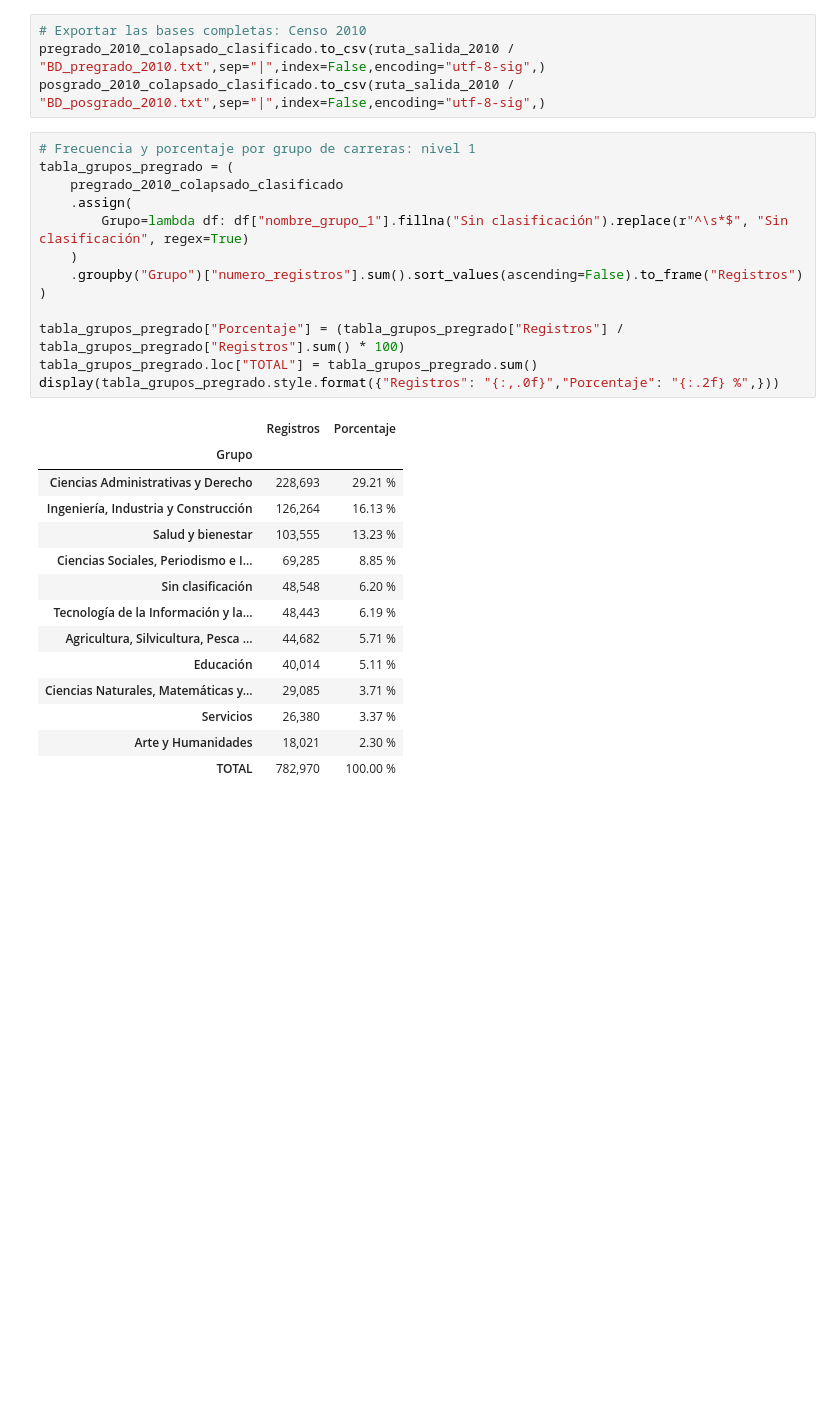
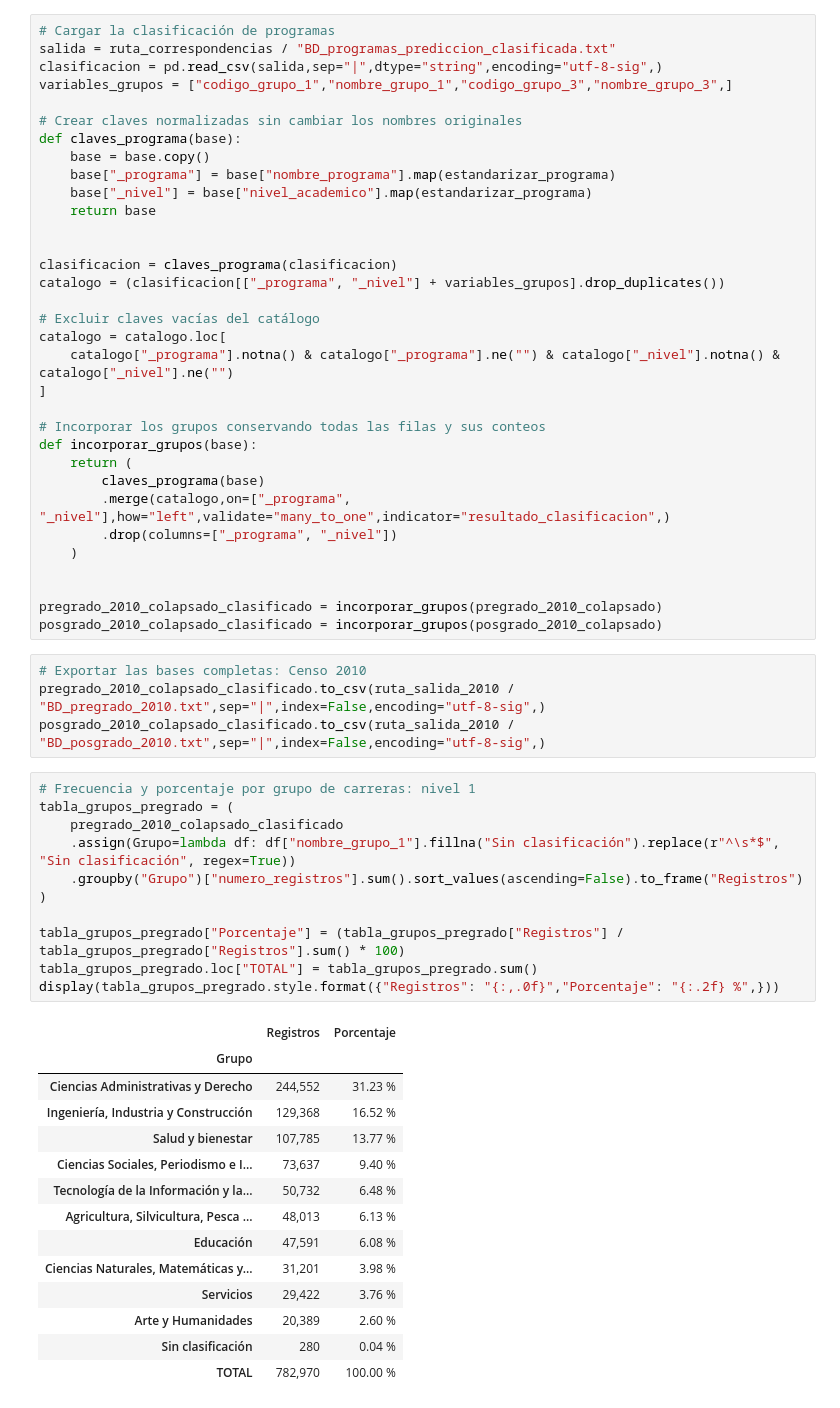
Before and after one commit to DanielPajita/educacion-universitaria-peru, a Jupyter notebook: 3_Códigos/02_preparar_censo2010.ipynb, the cells around one changed output. Drawn from its saved outputs; the diff is of its cells as text; blank space fills up the shorter version.

```diff
--- a/3_Códigos/02_preparar_censo2010.ipynb
+++ b/3_Códigos/02_preparar_censo2010.ipynb
@@ -544,3 +517,36 @@ posgrado_2010_colapsado_clasificado = incorporar_grupos(posgrado_2010_colapsado)
+# %%
+# Cargar la clasificación de programas
+salida = ruta_correspondencias / "BD_programas_prediccion_clasificada.txt"
+clasificacion = pd.read_csv(salida,sep="|",dtype="string",encoding="utf-8-sig",)
+variables_grupos = ["codigo_grupo_1","nombre_grupo_1","codigo_grupo_3","nombre_grupo_3",]
+
+# Crear claves normalizadas sin cambiar los nombres originales
+def claves_programa(base):
+    base = base.copy()
+    base["_programa"] = base["nombre_programa"].map(estandarizar_programa)
+    base["_nivel"] = base["nivel_academico"].map(estandarizar_programa)
+    return base
+
+
+clasificacion = claves_programa(clasificacion)
+catalogo = (clasificacion[["_programa", "_nivel"] + variables_grupos].drop_duplicates())
+
+# Excluir claves vacías del catálogo
+catalogo = catalogo.loc[
+    catalogo["_programa"].notna() & catalogo["_programa"].ne("") & catalogo["_nivel"].notna() & catalogo["_nivel"].ne("")
+]
+
+# Incorporar los grupos conservando todas las filas y sus conteos
+def incorporar_grupos(base):
+    return (
+        claves_programa(base)
+        .merge(catalogo,on=["_programa", "_nivel"],how="left",validate="many_to_one",indicator="resultado_clasificacion",)
+        .drop(columns=["_programa", "_nivel"])
+    )
+
+
+pregrado_2010_colapsado_clasificado = incorporar_grupos(pregrado_2010_colapsado)
+posgrado_2010_colapsado_clasificado = incorporar_grupos(posgrado_2010_colapsado)
 # %%
 # Exportar las bases completas: Censo 2010
 pregrado_2010_colapsado_clasificado.to_csv(ruta_salida_2010 / "BD_pregrado_2010.txt",sep="|",index=False,encoding="utf-8-sig",)
@@ -548,28 +554,26 @@ posgrado_2010_colapsado_clasificado.to_csv(ruta_salida_2010 / "BD_posgrado_2010.
 # %%
 # Frecuencia y porcentaje por grupo de carreras: nivel 1
 tabla_grupos_pregrado = (
     pregrado_2010_colapsado_clasificado
-    .assign(
-        Grupo=lambda df: df["nombre_grupo_1"].fillna("Sin clasificación").replace(r"^\s*$", "Sin clasificación", regex=True)
-    )
+    .assign(Grupo=lambda df: df["nombre_grupo_1"].fillna("Sin clasificación").replace(r"^\s*$", "Sin clasificación", regex=True))
     .groupby("Grupo")["numero_registros"].sum().sort_values(ascending=False).to_frame("Registros")
 )
 
 tabla_grupos_pregrado["Porcentaje"] = (tabla_grupos_pregrado["Registros"] / tabla_grupos_pregrado["Registros"].sum() * 100)
 tabla_grupos_pregrado.loc["TOTAL"] = tabla_grupos_pregrado.sum()
 display(tabla_grupos_pregrado.style.format({"Registros": "{:,.0f}","Porcentaje": "{:.2f} %",}))
 # %% [output]
 |  | Registros | Porcentaje |
 | Grupo |  |  |
-| Ciencias Administrativas y Derecho | 228,693 | 29.21 % |
-| Ingeniería, Industria y Construcción | 126,264 | 16.13 % |
-| Salud y bienestar | 103,555 | 13.23 % |
-| Ciencias Sociales, Periodismo e I... | 69,285 | 8.85 % |
-| Sin clasificación | 48,548 | 6.20 % |
-| Tecnología de la Información y la... | 48,443 | 6.19 % |
-| Agricultura, Silvicultura, Pesca ... | 44,682 | 5.71 % |
-| Educación | 40,014 | 5.11 % |
-| Ciencias Naturales, Matemáticas y... | 29,085 | 3.71 % |
-| Servicios | 26,380 | 3.37 % |
-| Arte y Humanidades | 18,021 | 2.30 % |
+| Ciencias Administrativas y Derecho | 244,552 | 31.23 % |
+| Ingeniería, Industria y Construcción | 129,368 | 16.52 % |
+| Salud y bienestar | 107,785 | 13.77 % |
+| Ciencias Sociales, Periodismo e I... | 73,637 | 9.40 % |
+| Tecnología de la Información y la... | 50,732 | 6.48 % |
+| Agricultura, Silvicultura, Pesca ... | 48,013 | 6.13 % |
+| Educación | 47,591 | 6.08 % |
+| Ciencias Naturales, Matemáticas y... | 31,201 | 3.98 % |
+| Servicios | 29,422 | 3.76 % |
+| Arte y Humanidades | 20,389 | 2.60 % |
+| Sin clasificación | 280 | 0.04 % |
 | TOTAL | 782,970 | 100.00 % |
```
Also changed, not shown: parts of 20 cells of this notebook, 11 other files.
